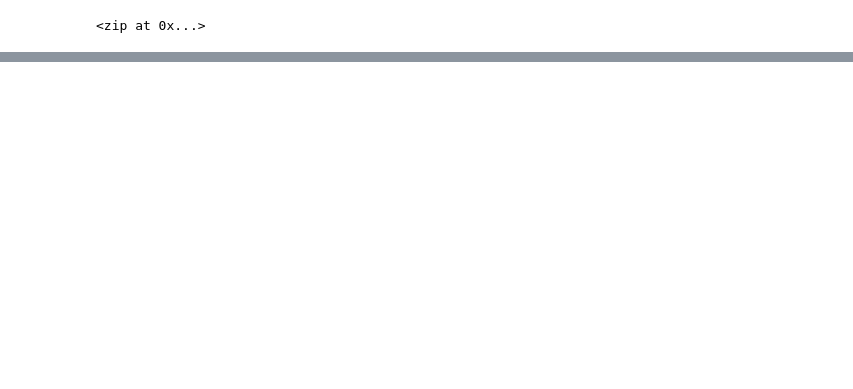
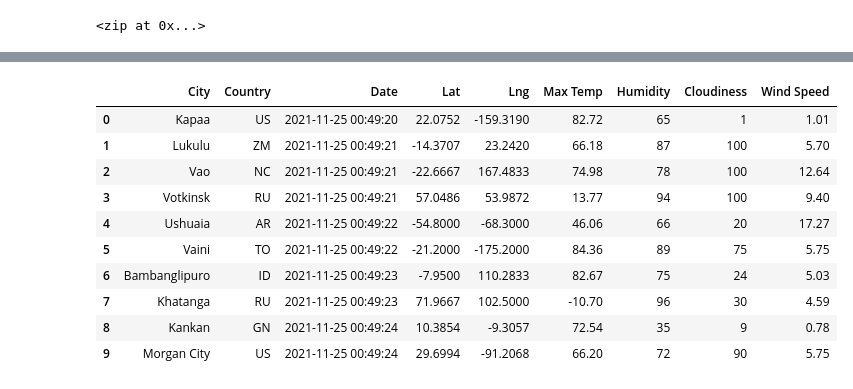
Before and after one commit to charlagarcia/World_Weather_Analysis, a Jupyter notebook: WeatherPy.ipynb, the cells around one changed output, grey strips where cells are left out. Cells and saved outputs as stored; diff of their text form; code cells hidden in the pictures; blank space fills up the shorter version.

```diff
--- a/WeatherPy.ipynb
+++ b/WeatherPy.ipynb
@@ -32,0 +43,4 @@ len(cities)
+# %%
+# Starting URL for Weather Map API Call.
+url = "http://api.openweathermap.org/data/2.5/weather?units=Imperial&APPID=" + weather_api_key
+#print(url)
@@ -32,0 +127,16 @@ len(cities)
+# %%
+# Convert the array of dictionaries to a Pandas DataFrame.
+city_data_df = pd.DataFrame(city_data)
+city_data_df.head(10)
+# %% [output]
+|  | City | Country | Date | Lat | Lng | Max Temp | Humidity | Cloudiness | Wind Speed |
+| 0 | Kapaa | US | 2021-11-25 00:49:20 | 22.0752 | -159.3190 | 82.72 | 65 | 1 | 1.01 |
+| 1 | Lukulu | ZM | 2021-11-25 00:49:21 | -14.3707 | 23.2420 | 66.18 | 87 | 100 | 5.70 |
+| 2 | Vao | NC | 2021-11-25 00:49:21 | -22.6667 | 167.4833 | 74.98 | 78 | 100 | 12.64 |
+| 3 | Votkinsk | RU | 2021-11-25 00:49:21 | 57.0486 | 53.9872 | 13.77 | 94 | 100 | 9.40 |
+| 4 | Ushuaia | AR | 2021-11-25 00:49:22 | -54.8000 | -68.3000 | 46.06 | 66 | 20 | 17.27 |
+| 5 | Vaini | TO | 2021-11-25 00:49:22 | -21.2000 | -175.2000 | 84.36 | 89 | 75 | 5.75 |
+| 6 | Bambanglipuro | ID | 2021-11-25 00:49:23 | -7.9500 | 110.2833 | 82.67 | 75 | 24 | 5.03 |
+| 7 | Khatanga | RU | 2021-11-25 00:49:23 | 71.9667 | 102.5000 | -10.70 | 96 | 30 | 4.59 |
+| 8 | Kankan | GN | 2021-11-25 00:49:24 | 10.3854 | -9.3057 | 72.54 | 35 | 9 | 0.78 |
+| 9 | Morgan City | US | 2021-11-25 00:49:24 | 29.6994 | -91.2068 | 66.20 | 72 | 90 | 5.75 |
```
Also changed, not shown: parts of 5 cells of this notebook, 19 other files.
